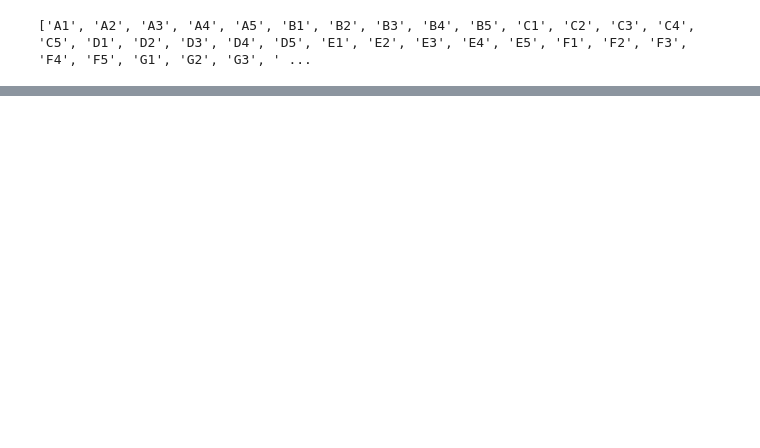
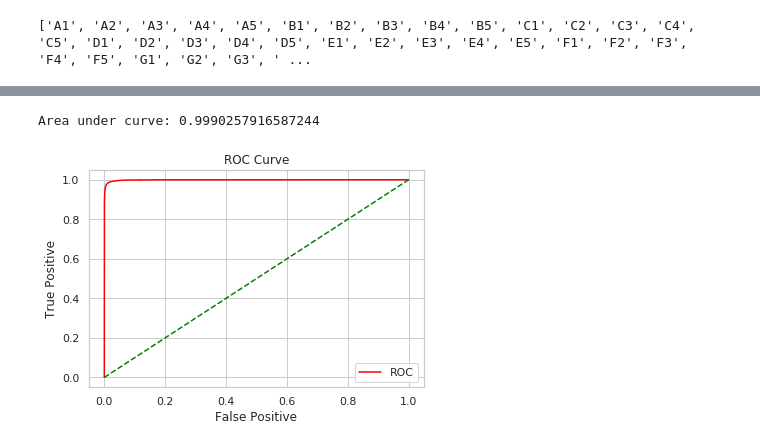
Before and after one commit to tyc105u/Data-Mining-Session, a Jupyter notebook: lending_club/LC_XGB_updated.ipynb, the cells around one changed output, grey strips where cells are left out. Saved outputs shown, nothing was run; the diff lists cells and outputs as text; code cells hidden in the pictures; blank space fills up the shorter version.

```diff
--- a/lending_club/LC_XGB_updated.ipynb
+++ b/lending_club/LC_XGB_updated.ipynb
@@ -231,0 +231,19 @@ Confusion Matrix:
+# %%
+from sklearn.metrics import roc_curve,auc
+
+prob = xgb_clf.predict_proba(X_test)
+prob = prob[:, 1]
+fper, tper, thresholds = roc_curve(y_test, prob)
+roc_auc_gb = auc(fper, tper)
+print('Area under curve:', roc_auc_gb)
+plt.plot(fper, tper, color = 'red', label = 'ROC')
+plt.xlabel('False Positive')
+plt.ylabel('True Positive')
+plt.plot([0, 1], [0, 1], color = 'green', linestyle = '--')
+# 左上角的圖例
+plt.legend()
+plt.title("ROC Curve")
+plt.show()
+# %% [output]
+Area under curve: 0.9990257916587244
+[figure, added]
```
Also changed, not shown: parts of 39 cells of this notebook.
